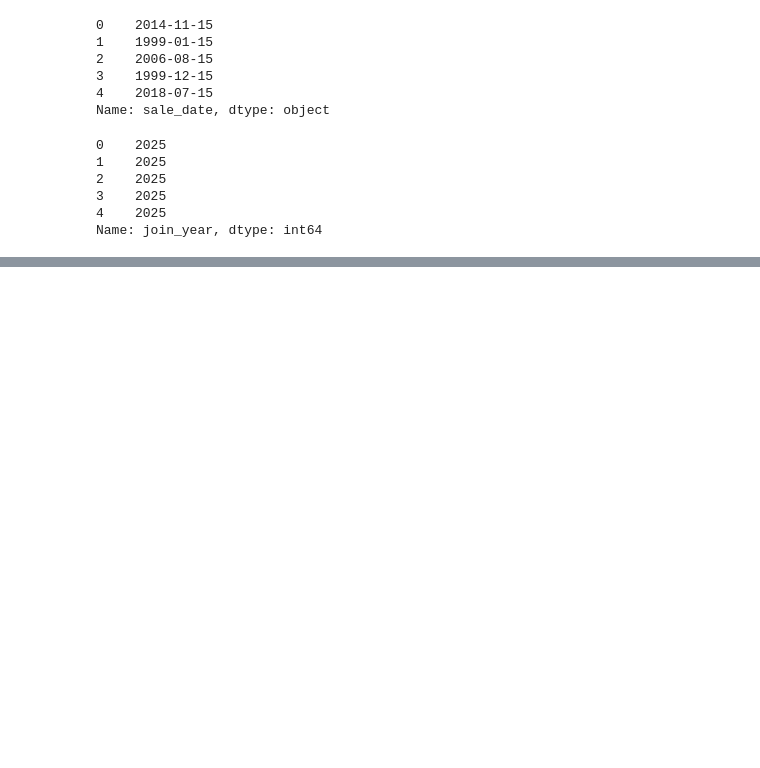
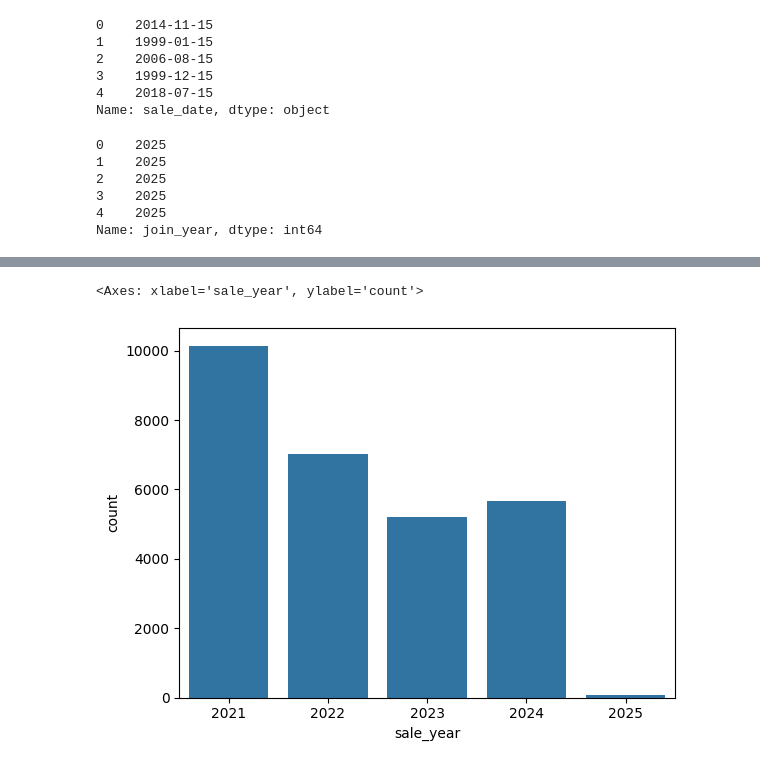
Before and after one commit to Mohitnayak-AI/Project-1, a Jupyter notebook: notebook/EDA.ipynb, the cells around one changed output, grey strips where cells are left out. Drawn from its saved outputs; the diff is of its cells as text; code cells hidden in the pictures; blank space fills up the shorter version.

```diff
--- a/notebook/EDA.ipynb
+++ b/notebook/EDA.ipynb
@@ -83,0 +235,5 @@ Name: join_year, dtype: int64
+# %%
+sns.barplot(df['sale_year'].value_counts().sort_index().tail(5))
+# %% [output]
+<Axes: xlabel='sale_year', ylabel='count'>
+[figure, added]
```
Also changed, not shown: parts of 16 cells of this notebook.
